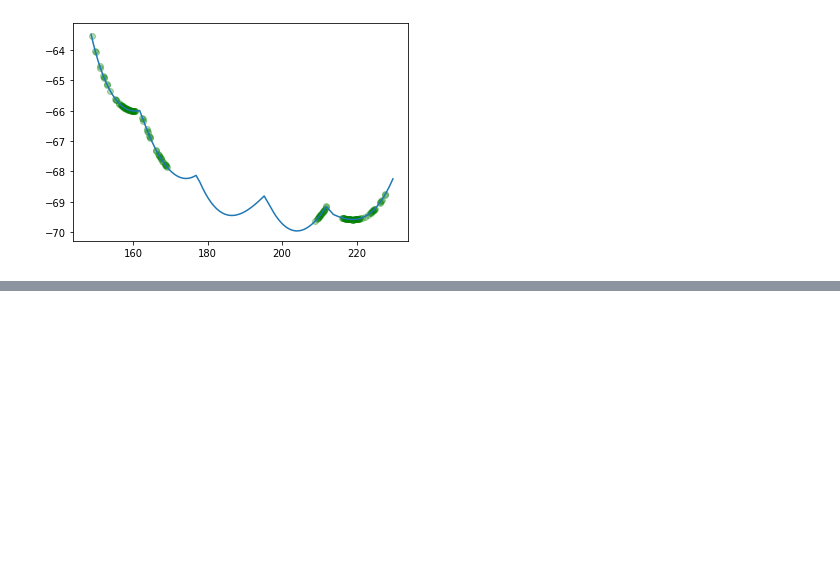
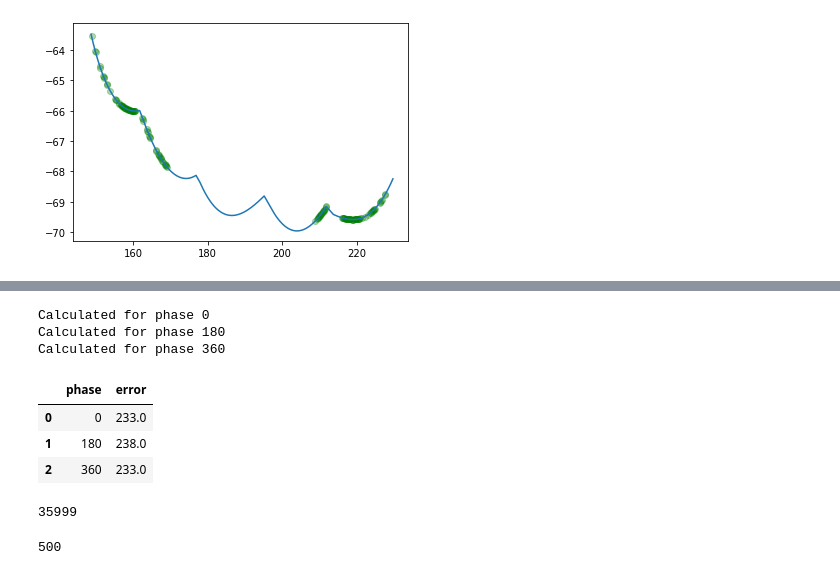
Before and after one commit to ssajous/europa-cycloids, a Jupyter notebook: src/Sample.ipynb, the cells around one changed output, grey strips where cells are left out. Saved outputs shown, nothing was run; the diff lists cells and outputs as text; code cells hidden in the pictures; blank space fills up the shorter version.

```diff
--- a/src/Sample.ipynb
+++ b/src/Sample.ipynb
@@ -1165,12 +1226,13 @@ def match_orientations(curve, stresses):
 all_curves = None
 all_arcs = None
 
-for arc in arcs:
-    curve = fitArcs.fit_arc(arc)
+for index, arc in enumerate(arcs):
+    startingPoint = index * 100 + 1
+    curve = fitArcs.fit_arc(arc, startingPoint=startingPoint)
     all_curves = curve if all_curves is None else pd.concat([all_curves, curve], ignore_index=True)
-    field = tools.build_simon_stress_field(interior, curve, 300, is_async=False)
+    field = tools.build_simon_stress_field(interior, curve, 300, is_async=True)
 
-    matches = match_orientations(curve, field)
+    matches = fitting.match_orientations(curve, field)
     all_arcs = matches if all_arcs is None else pd.concat([all_arcs, matches], ignore_index=True)
     print("Finished an arc...")
 # %% [output]
@@ -1200,0 +1252,11 @@ torch                    /Users/stan/Applications/Anaconda/anaconda3/envs/torch
+# %%
+curve = fitArcs.fit_arc(arcs[2])
+fitting.test_arc(all_curves, 10, interior, 8500)
+# %% [output]
+Calculated for phase 0
+Calculated for phase 180
+Calculated for phase 360
+|  | phase | error |
+| 0 | 0 | 233.0 |
+| 1 | 180 | 238.0 |
+| 2 | 360 | 233.0 |
@@ -1200,0 +1266,8 @@ torch                    /Users/stan/Applications/Anaconda/anaconda3/envs/torch
+# %%
+tools.build_stress_field()
+# %% [output]
+35999
+# %%
+all_curves['pointNumber'].max()
+# %% [output]
+500
```
Also changed, not shown: parts of 35 cells of this notebook, 2 other files.
